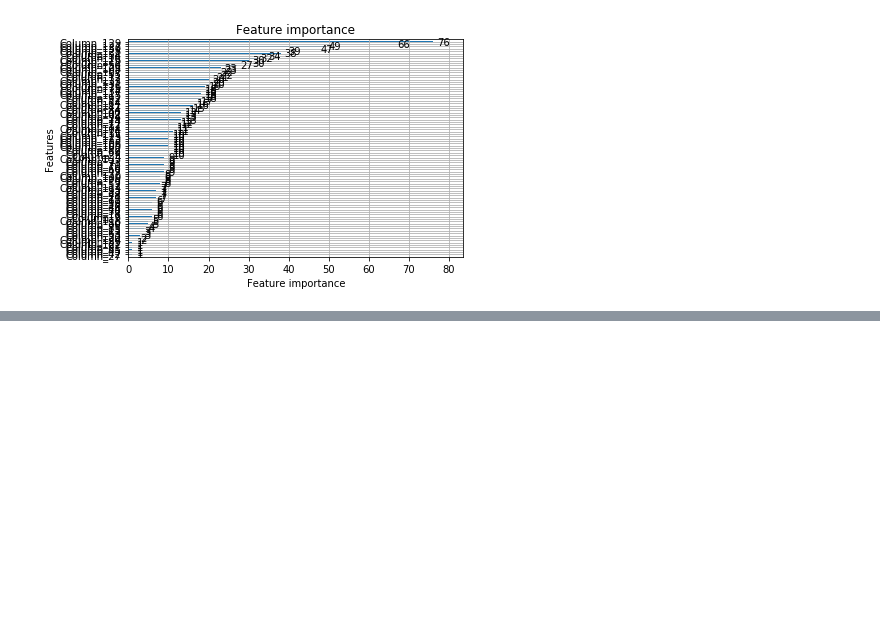
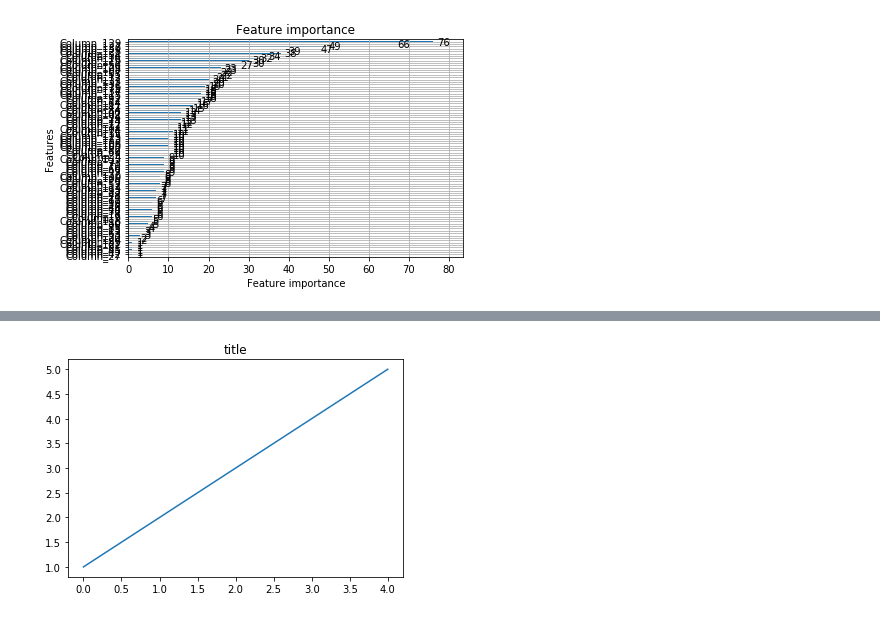
Before and after one commit to hpclab/rankeval, a Jupyter notebook: notebooks/RankEval - Statistical Analysis.ipynb, the cells around one changed output, grey strips where cells are left out. Saved outputs shown, nothing was run; the diff lists cells and outputs as text; code cells hidden in the pictures; blank space fills up the shorter version.

```diff
--- a/notebooks/RankEval - Statistical Analysis.ipynb
+++ b/notebooks/RankEval - Statistical Analysis.ipynb
@@ -219,0 +228,4 @@ Plot model feature importances.
+# %%
+fig
+# %% [output]
+[figure, added]
```
Also changed, not shown: parts of 12 cells of this notebook, 3 other files.
